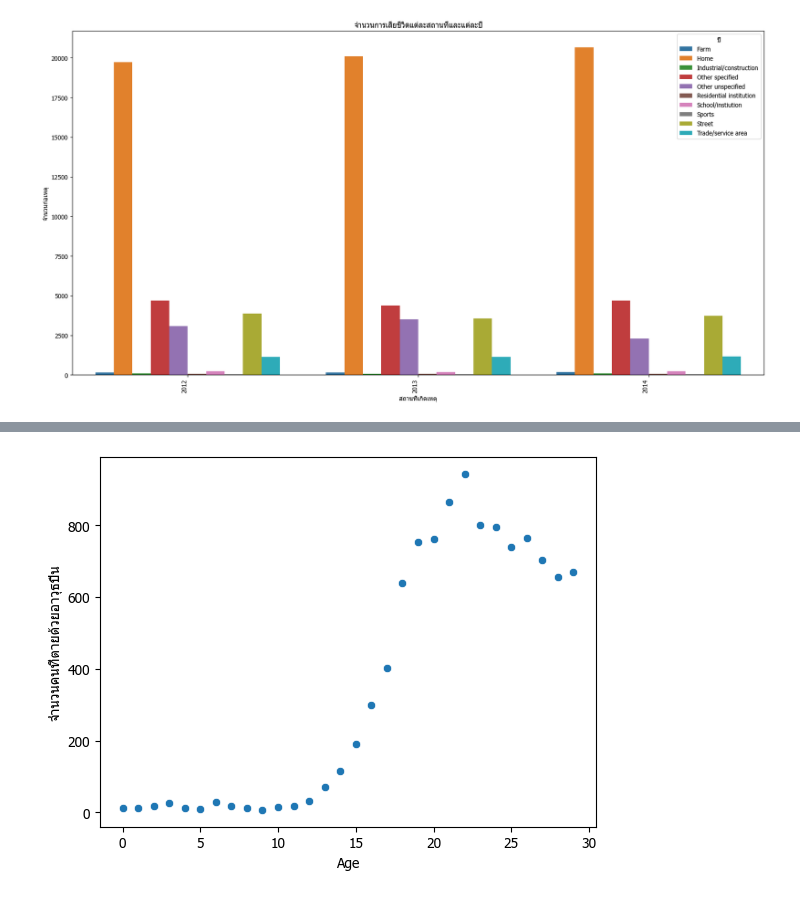
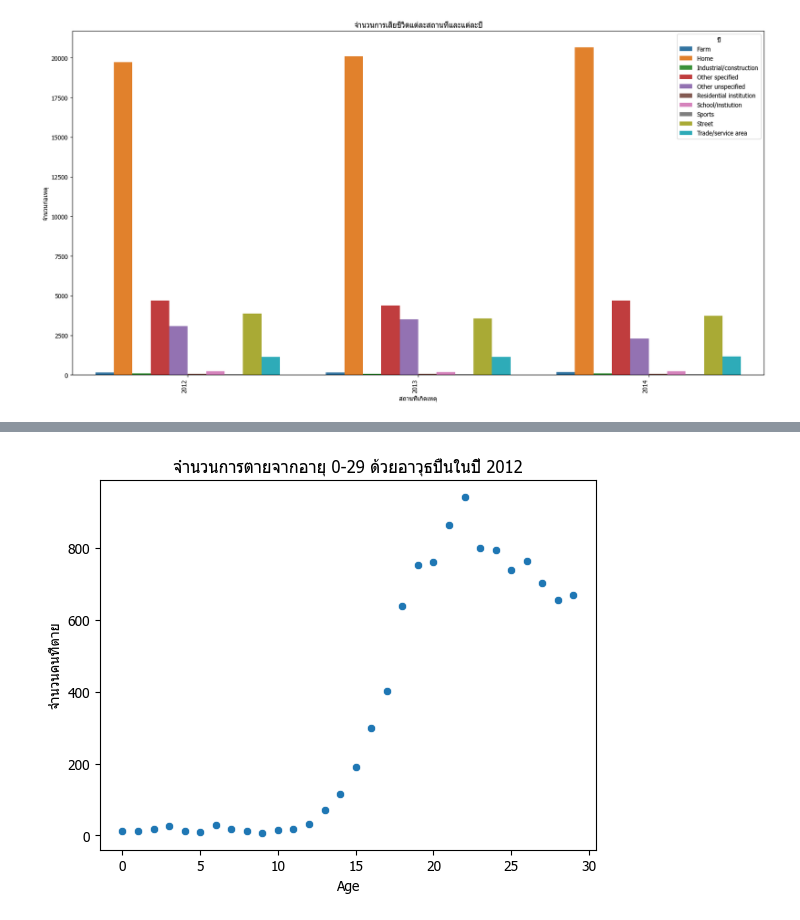
Before and after one commit to ThaphatTT/FinalDataAnalytics, a Jupyter notebook: GunAndDeathsInAmerica.ipynb, the cells around one changed output, grey strips where cells are left out. Saved outputs shown, nothing was run; the diff lists cells and outputs as text; code cells hidden in the pictures.

Commit message:
add description line plot and import data

```diff
--- a/GunAndDeathsInAmerica.ipynb
+++ b/GunAndDeathsInAmerica.ipynb
@@ -244,8 +231,8 @@ death_count2
 # %%
 sns.scatterplot(x='age', y='month', data=death_count2)
-plt.title('')
+plt.title('จำนวนการตายจากอายุ 0-29 ด้วยอาวุธปืนในปี 2012')
 plt.xlabel('Age')
-plt.ylabel('จำนวนคนที่ตายด้วยอาวุธปืน')
+plt.ylabel('จำนวนคนที่ตาย')
 plt.show()
 # %% [output]
-[figure, old version]
+[figure, new version]
```
Also changed, not shown: parts of 10 cells of this notebook.
